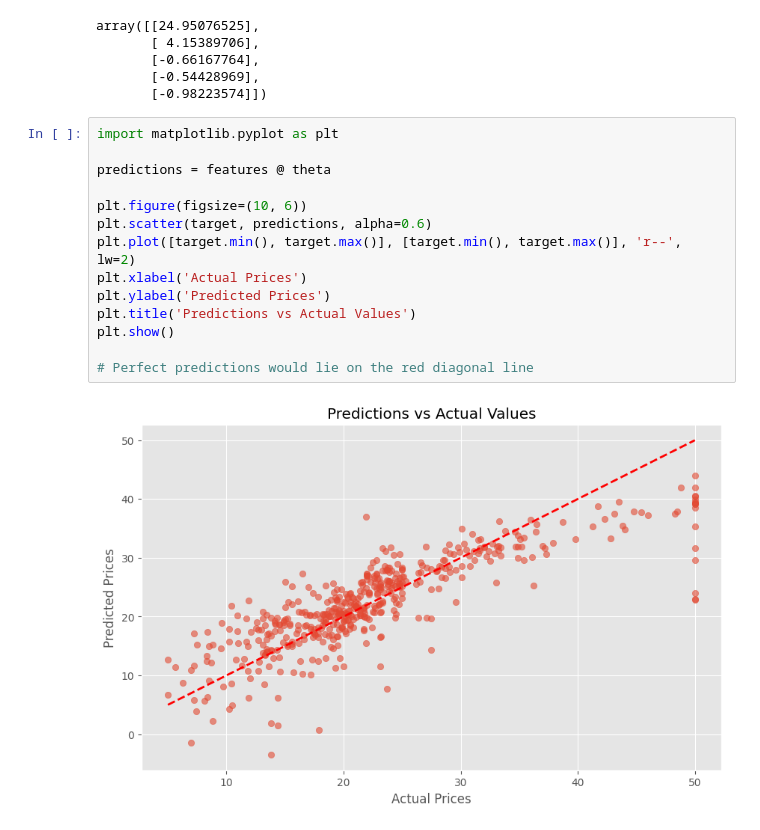
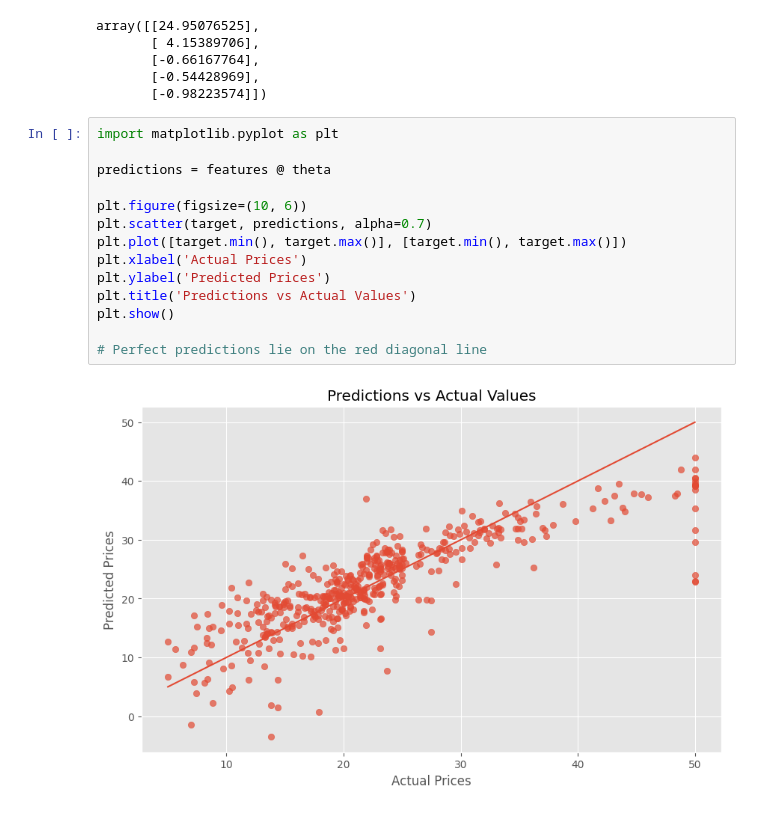
Before and after one commit to FGFAnderson/linear-regression-implementation, a Jupyter notebook: notebooks/multivariate_linear_regression.ipynb, the cells around one changed output. Saved outputs shown, nothing was run; the diff lists cells and outputs as text.

```diff
--- a/notebooks/multivariate_linear_regression.ipynb
+++ b/notebooks/multivariate_linear_regression.ipynb
@@ -118,16 +118,16 @@ array([[24.95076525],
 # %%
 import matplotlib.pyplot as plt
 
 predictions = features @ theta
 
 plt.figure(figsize=(10, 6))
-plt.scatter(target, predictions, alpha=0.6)
-plt.plot([target.min(), target.max()], [target.min(), target.max()], 'r--', lw=2)
+plt.scatter(target, predictions, alpha=0.7)
+plt.plot([target.min(), target.max()], [target.min(), target.max()])
 plt.xlabel('Actual Prices')
 plt.ylabel('Predicted Prices')
 plt.title('Predictions vs Actual Values')
 plt.show()
 
-# Perfect predictions would lie on the red diagonal line
+# Perfect predictions lie on the red diagonal line
 # %% [output]
-[figure, old version]
+[figure, new version]
```
Also changed, not shown: 1 other file.
